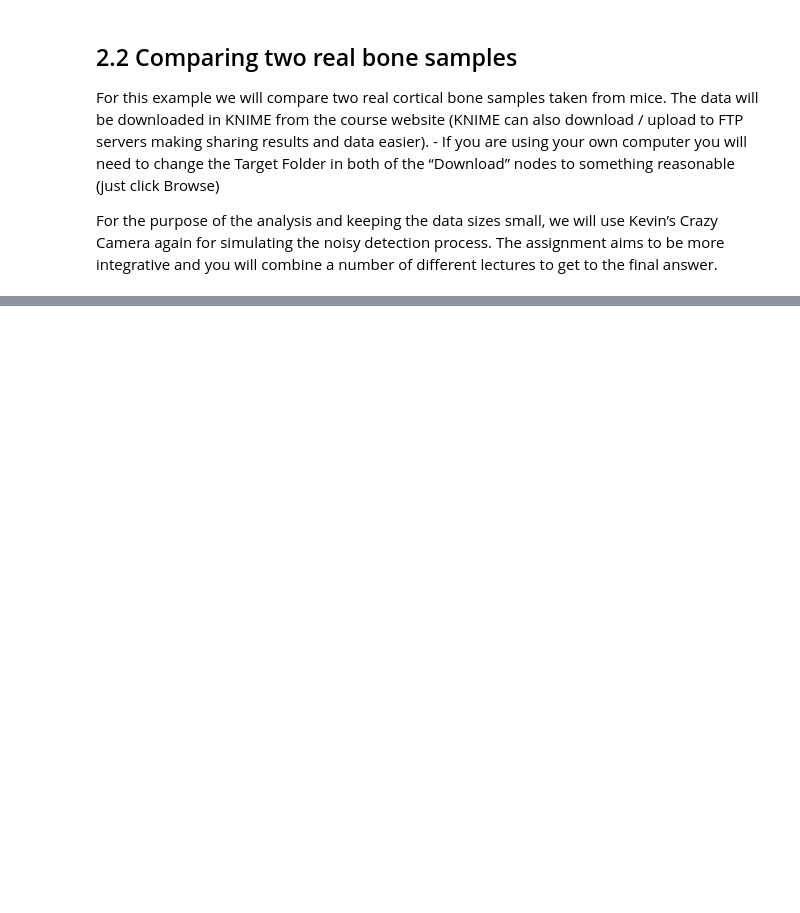
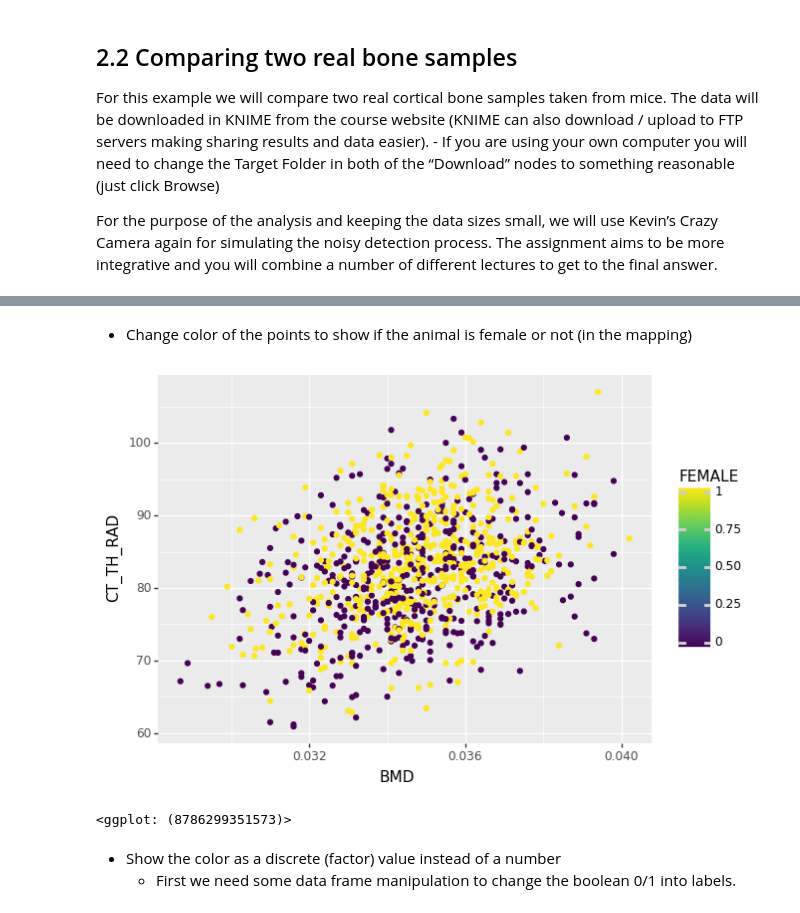
Before and after one commit to kmader/Quantitative-Big-Imaging-2019, a Jupyter notebook: Exercises/10-Statistics_DataFrames/10-Statistics_DataFrames.ipynb, the cells around one changed output, grey strips where cells are left out. Drawn from its saved outputs; the diff is of its cells as text; code cells hidden in the pictures; blank space fills up the shorter version.

```diff
--- a/Exercises/10-Statistics_DataFrames/10-Statistics_DataFrames.ipynb
+++ b/Exercises/10-Statistics_DataFrames/10-Statistics_DataFrames.ipynb
@@ -141,0 +272,10 @@ ggplot(cur.df,aes(x=volume))+
+# %% [markdown]
+- Change color of the points to show if the animal is female or not (in the mapping)
+# %%
+ggplot(pheno,aes(x="BMD",y="CT_TH_RAD",color="FEMALE"))+geom_point()
+# %% [output]
+[figure, added]
+<ggplot: (8786299351573)>
+# %% [markdown]
+- Show the color as a discrete (factor) value instead of a number
+  - First we need some data frame manipulation to change the boolean 0/1 into labels.
```
Also changed, not shown: parts of 28 cells of this notebook, 6 other files.
